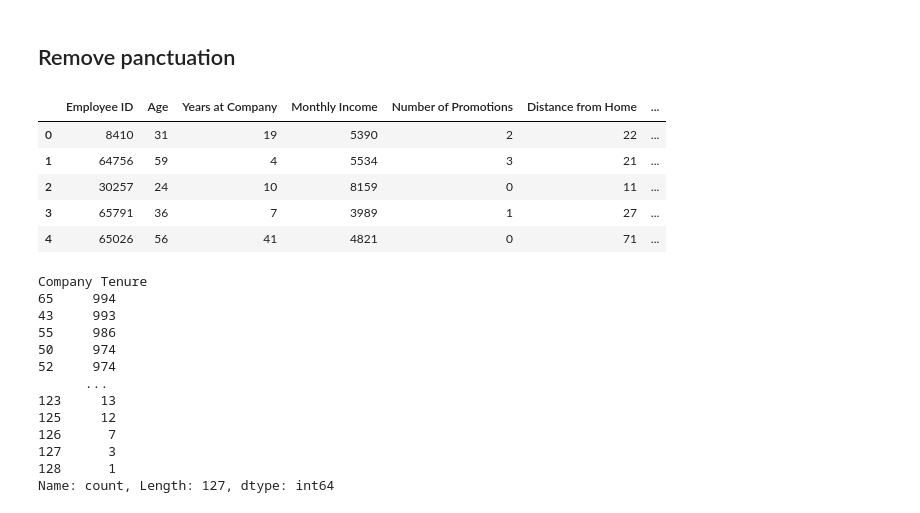
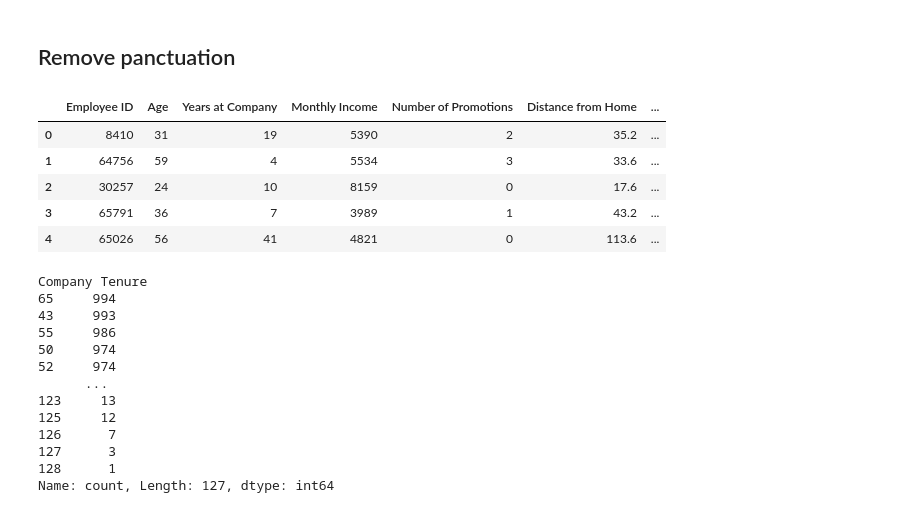
Before and after one commit to KfirTayar/Employee_Attrition_Analysis, a Jupyter notebook: Employee_Attrition_Data_Preparation.ipynb, the cells around one changed output. Cells and saved outputs as stored; diff of their text form; code cells hidden in the pictures.

```diff
--- a/Employee_Attrition_Data_Preparation.ipynb
+++ b/Employee_Attrition_Data_Preparation.ipynb
@@ -120,21 +109,24 @@ df['avg time for promotion'] = np.where(df['Number of Promotions'] > 0,
                                         df['Years at Company'] // df['Number of Promotions'],
                                         0)
 
+# Check if the employee has people to take care of
+df['Has Dependents'] = (df['Number of Dependents'] > 0).astype(int)
+
 # Convert miles to kilometers
-df['Distance from Home (km)'] = df['Distance from Home'] * 1.609344
+df['Distance from Home'] = df['Distance from Home'] * 1.609344
 # %% [markdown]
 ## Remove panctuation
 # %%
 df['Education Level'] = df['Education Level'].str.replace("'", "")
 # %%
-df.select_dtypes(['int64']).head()
+df.select_dtypes(['int64', 'float64']).head()
 # %% [output]
 |  | Employee ID | Age | Years at Company | Monthly Income | Number of Promotions | Distance from Home | ... |
-| 0 | 8410 | 31 | 19 | 5390 | 2 | 22 | ... |
-| 1 | 64756 | 59 | 4 | 5534 | 3 | 21 | ... |
-| 2 | 30257 | 24 | 10 | 8159 | 0 | 11 | ... |
-| 3 | 65791 | 36 | 7 | 3989 | 1 | 27 | ... |
-| 4 | 65026 | 56 | 41 | 4821 | 0 | 71 | ... |
+| 0 | 8410 | 31 | 19 | 5390 | 2 | 35.2 | ... |
+| 1 | 64756 | 59 | 4 | 5534 | 3 | 33.6 | ... |
+| 2 | 30257 | 24 | 10 | 8159 | 0 | 17.6 | ... |
+| 3 | 65791 | 36 | 7 | 3989 | 1 | 43.2 | ... |
+| 4 | 65026 | 56 | 41 | 4821 | 0 | 113.6 | ... |
 # %%
 # Strange values
 df['Company Tenure'].value_counts()
```
Also changed, not shown: parts of 12 cells of this notebook, 1 other file.
